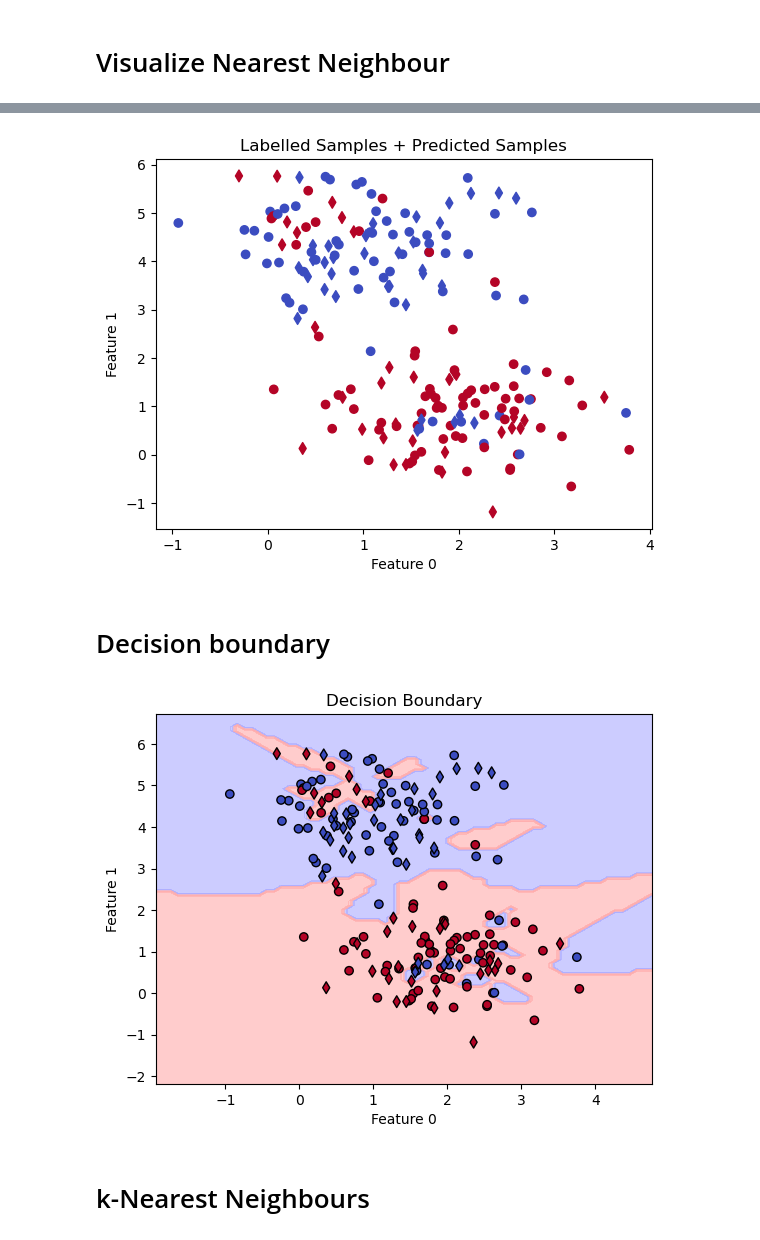
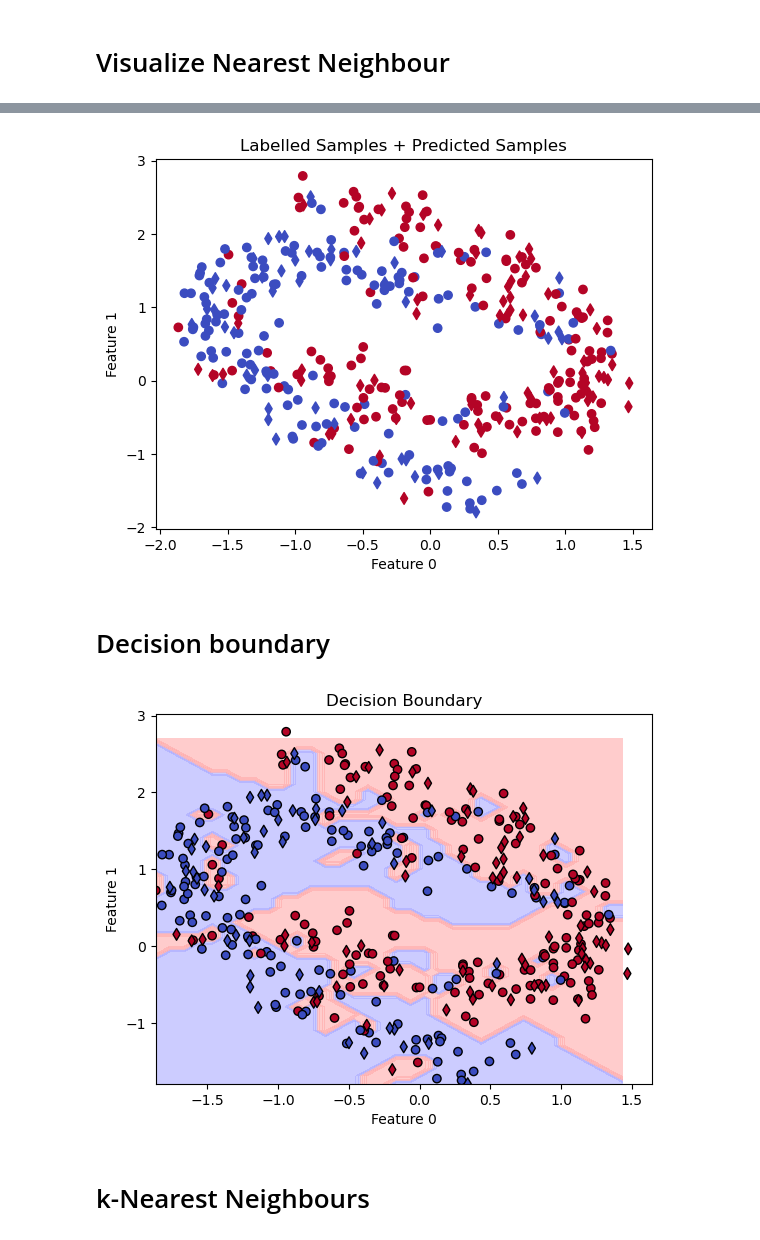
Before and after one commit to eduardo-ufmg/EAP, a Jupyter notebook: presentation/code/knn.ipynb, the cells around one changed output, grey strips where cells are left out. Cells and saved outputs as stored; diff of their text form; code cells hidden in the pictures.

```diff
--- a/presentation/code/knn.ipynb
+++ b/presentation/code/knn.ipynb
@@ -2,17 +2,27 @@
 # The classification problem
 # %%
 import numpy as np
-from sklearn.datasets import make_blobs, make_classification
+from sklearn.datasets import make_classification
 from sklearn.model_selection import train_test_split
 
-n_samples = 200
+n_samples_per_class = 200
 
-X2d, y2d = make_blobs(n_samples=n_samples, centers=2, n_features=2, cluster_std=0.75, random_state=0)
+rotation_matrix = np.array([[np.cos(np.pi / 4), -np.sin(np.pi / 4)],
+              [np.sin(np.pi / 4), np.cos(np.pi / 4)]])
 
-X2d_train, X2d_test, y2d_train, y2d_test = train_test_split(X2d, y2d, test_size=0.33, random_state=0)
+X2d = np.vstack([
+  np.column_stack([np.cos(np.linspace(0, 1.25 * np.pi, n_samples_per_class)), 2 * np.sin(np.linspace(0, 1.25 * np.pi, n_samples_per_class))]),
+  np.column_stack([0.5 - np.cos(np.linspace(0, 1.25 * np.pi, n_samples_per_class)), 2 * (0.5 - np.sin(np.linspace(0, 1.25 * np.pi, n_samples_per_class)))])
+])
 
 np.random.seed(0)
-mislabeled_indices = np.random.choice(len(y2d_train), size=int(0.1 * n_samples), replace=False)
+
+X2d = X2d @ rotation_matrix.T + np.random.normal(0, 0.2, X2d.shape)
+y2d = np.hstack([np.zeros(n_samples_per_class), np.ones(n_samples_per_class)])
+
+X2d_train, X2d_test, y2d_train, y2d_test = train_test_split(X2d, y2d, test_size=0.3, random_state=0)
+
+mislabeled_indices = np.random.choice(len(y2d_train), size=int(0.2 * n_samples_per_class), replace=False)
 y2d_train[mislabeled_indices] = 1 - y2d_train[mislabeled_indices]
 
 import matplotlib.pyplot as plt
@@ -172,33 +182,33 @@ plt.ylabel('Feature 1')
 plt.savefig('../results/2d_pred_nn.png')
 plt.show()
 # %% [output]
-[figure, old version]
+[figure, new version]
 # %% [markdown]
 # Decision boundary
 # %%
 from matplotlib.colors import ListedColormap
 
-x_min, x_max = X2d[:, 0].min() - 1, X2d[:, 0].max() + 1
-y_min, y_max = X2d[:, 1].min() - 1, X2d[:, 1].max() + 1
+x_min, x_max = X2d[:, 0].min(), X2d[:, 0].max()
+y_min, y_max = X2d[:, 1].min(), X2d[:, 1].max()
 xx, yy = np.meshgrid(np.arange(x_min, x_max, 0.1),
            np.arange(y_min, y_max, 0.1))
 
 grid_points = np.c_[xx.ravel(), yy.ravel()]
 distances = np.linalg.norm(grid_points[:, np.newaxis] - X2d_train, axis=2)
 
 nearest_indices = np.argmin(distances, axis=1)
 grid_predictions_nn = y2d_train[nearest_indices].reshape(xx.shape)
 
 plt.contourf(xx, yy, grid_predictions_nn, alpha=0.6, cmap=ListedColormap(['#AAAAFF', '#FFAAAA']))
 plt.scatter(X2d_train[:, 0], X2d_train[:, 1], c=y2d_train, cmap='coolwarm', edgecolor='k')
 plt.scatter(X2d_test[:, 0], X2d_test[:, 1], c=y2d_pred_nn, cmap='coolwarm', marker='d', edgecolor='k')
 plt.title('Decision Boundary')
 plt.xlabel('Feature 0')
 plt.ylabel('Feature 1')
 plt.savefig('../results/decision_boundary_nn.png')
 plt.show()
 # %% [output]
-[figure, old version]
+[figure, new version]
 # %% [markdown]
 # k-Nearest Neighbours
 # %%
```
Also changed, not shown: parts of 8 cells of this notebook, 2 other files.
